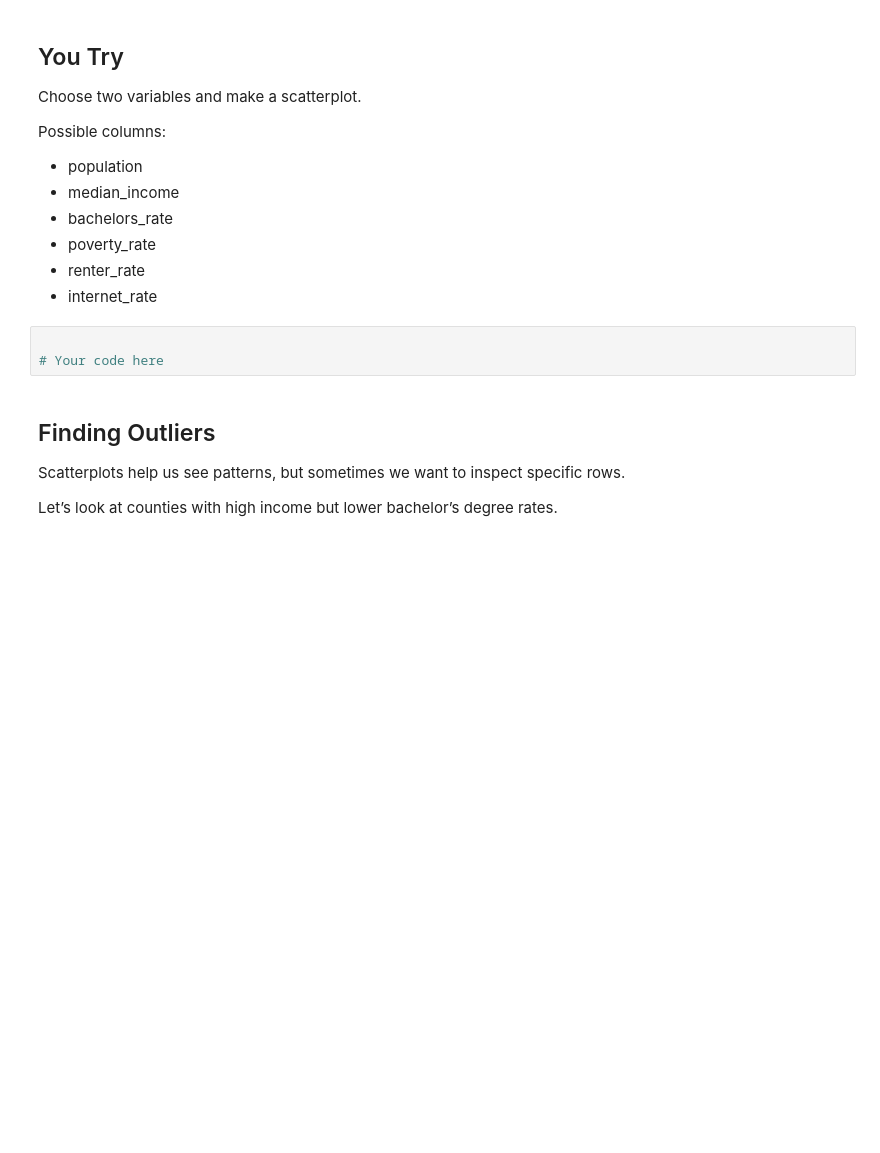
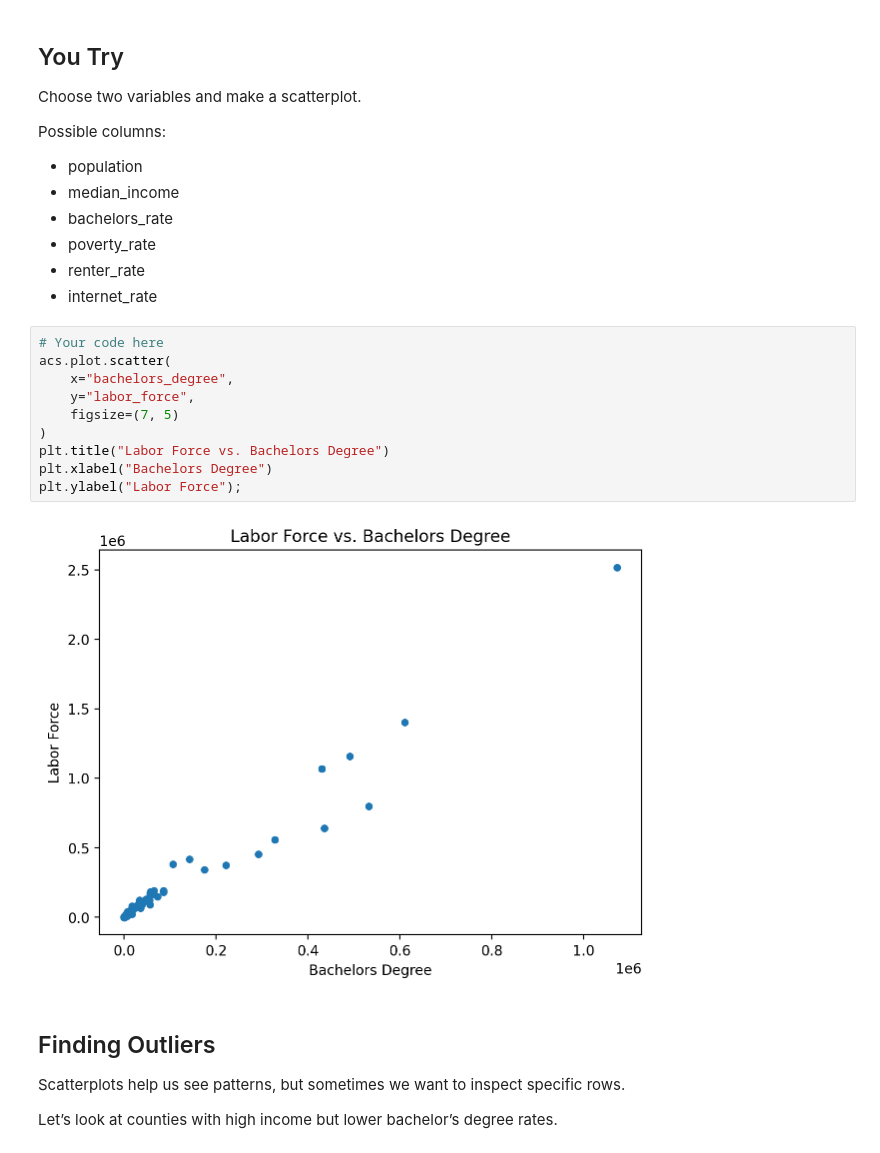
Before and after one commit to Ananya-Sankaran/python_bootcamp, a Jupyter notebook: visualization_census_parks.ipynb, the cells around one changed output. Drawn from its saved outputs; the diff is of its cells as text; blank space fills up the shorter version.

```diff
--- a/visualization_census_parks.ipynb
+++ b/visualization_census_parks.ipynb
@@ -535,8 +635,17 @@ Possible columns:
 - renter_rate
 - internet_rate
 # %%
-
 # Your code here
+acs.plot.scatter(
+    x="bachelors_degree",
+    y="labor_force",
+    figsize=(7, 5)
+)
+plt.title("Labor Force vs. Bachelors Degree")
+plt.xlabel("Bachelors Degree")
+plt.ylabel("Labor Force");
+# %% [output]
+[figure, added]
 # %% [markdown]
 ## Finding Outliers
 
```
Also changed, not shown: parts of 25 cells of this notebook.
